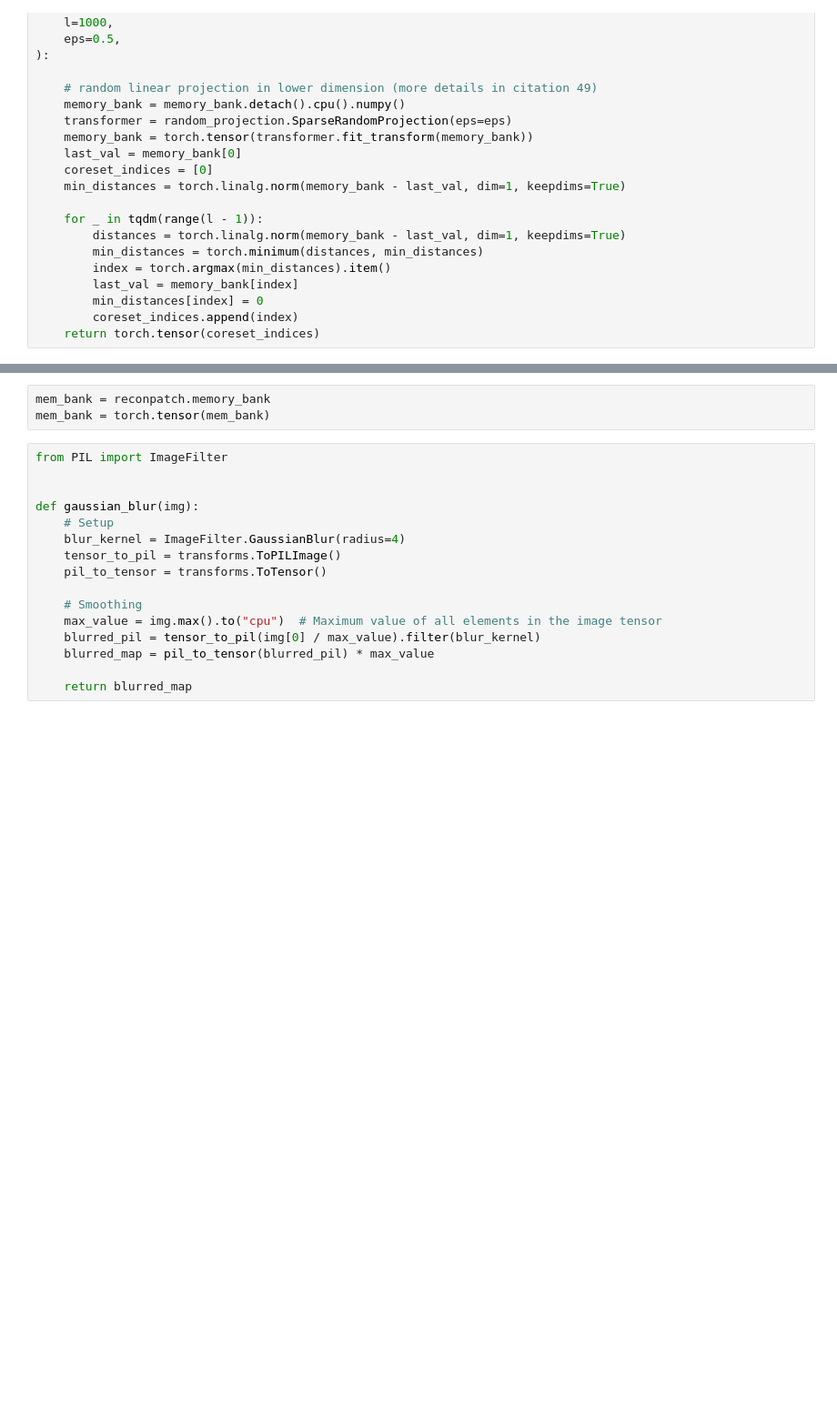
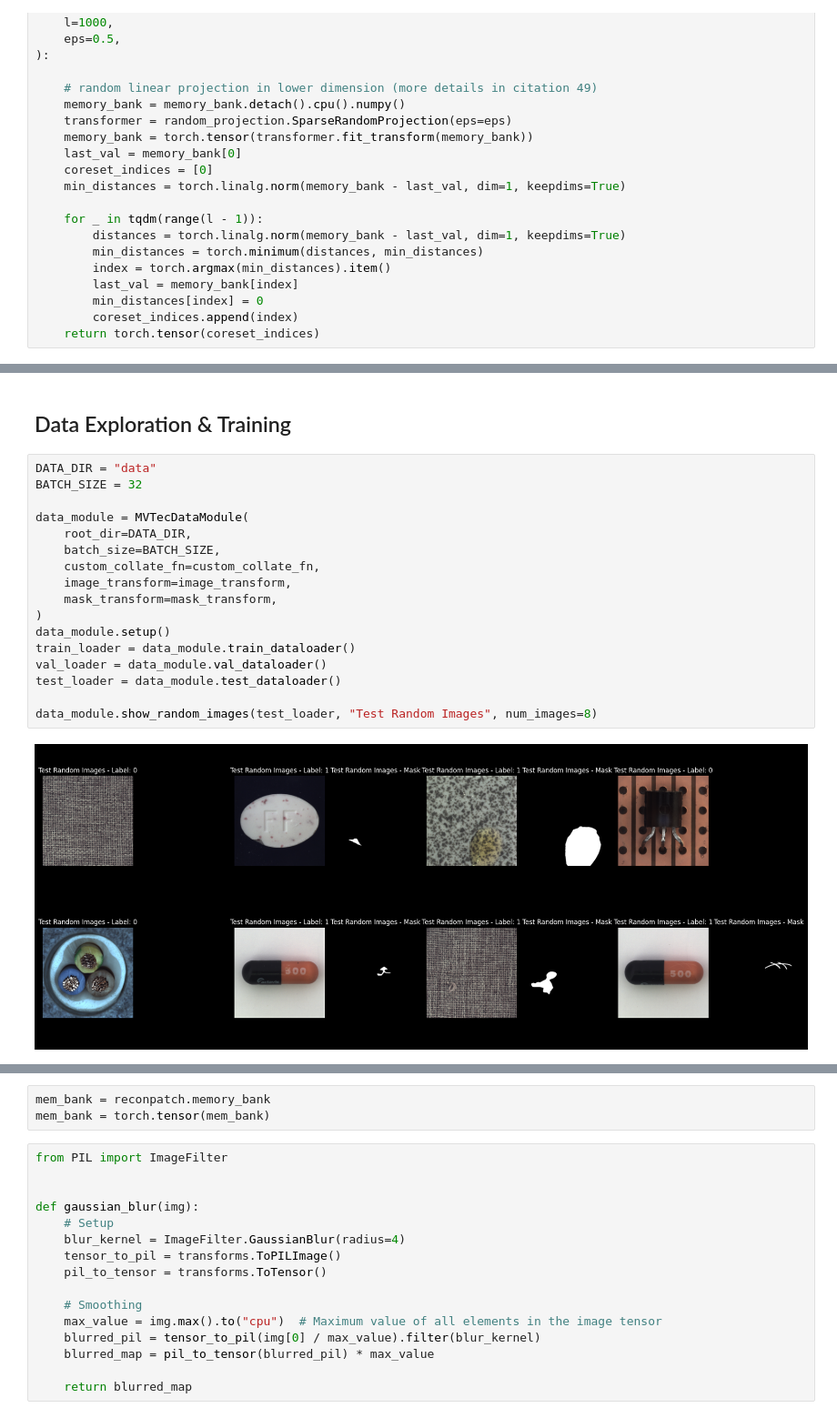
Before and after one commit to dario-loi/ReConPatch-torch, a Jupyter notebook: ReConPatch.ipynb, the cells around one changed output, grey strips where cells are left out. Shown at 91% size. Cells and saved outputs as stored; diff of their text form; blank space fills up the shorter version.

```diff
--- a/ReConPatch.ipynb
+++ b/ReConPatch.ipynb
@@ -546 +652,22 @@ class ReConPatch(LightningModule):
+# %% [markdown]
+## Data Exploration & Training
+# %%
+DATA_DIR = "data"
+BATCH_SIZE = 32
+
+data_module = MVTecDataModule(
+    root_dir=DATA_DIR,
+    batch_size=BATCH_SIZE,
+    custom_collate_fn=custom_collate_fn,
+    image_transform=image_transform,
+    mask_transform=mask_transform,
+)
+data_module.setup()
+train_loader = data_module.train_dataloader()
+val_loader = data_module.val_dataloader()
+test_loader = data_module.test_dataloader()
+
+data_module.show_random_images(test_loader, "Test Random Images", num_images=8)
+# %% [output]
+[figure, added]
 # %%
```
Also changed, not shown: parts of 16 cells of this notebook, 7 other files.
